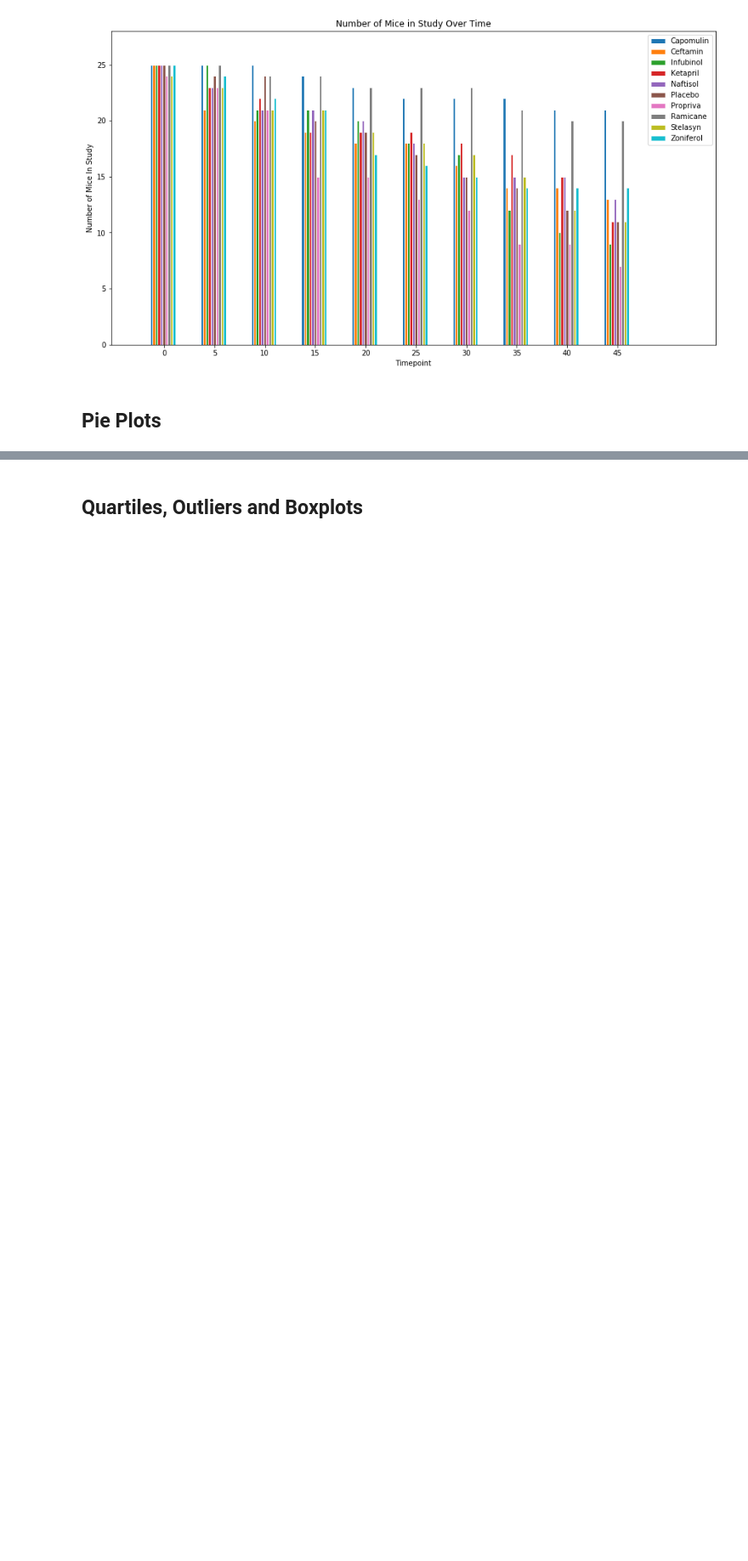
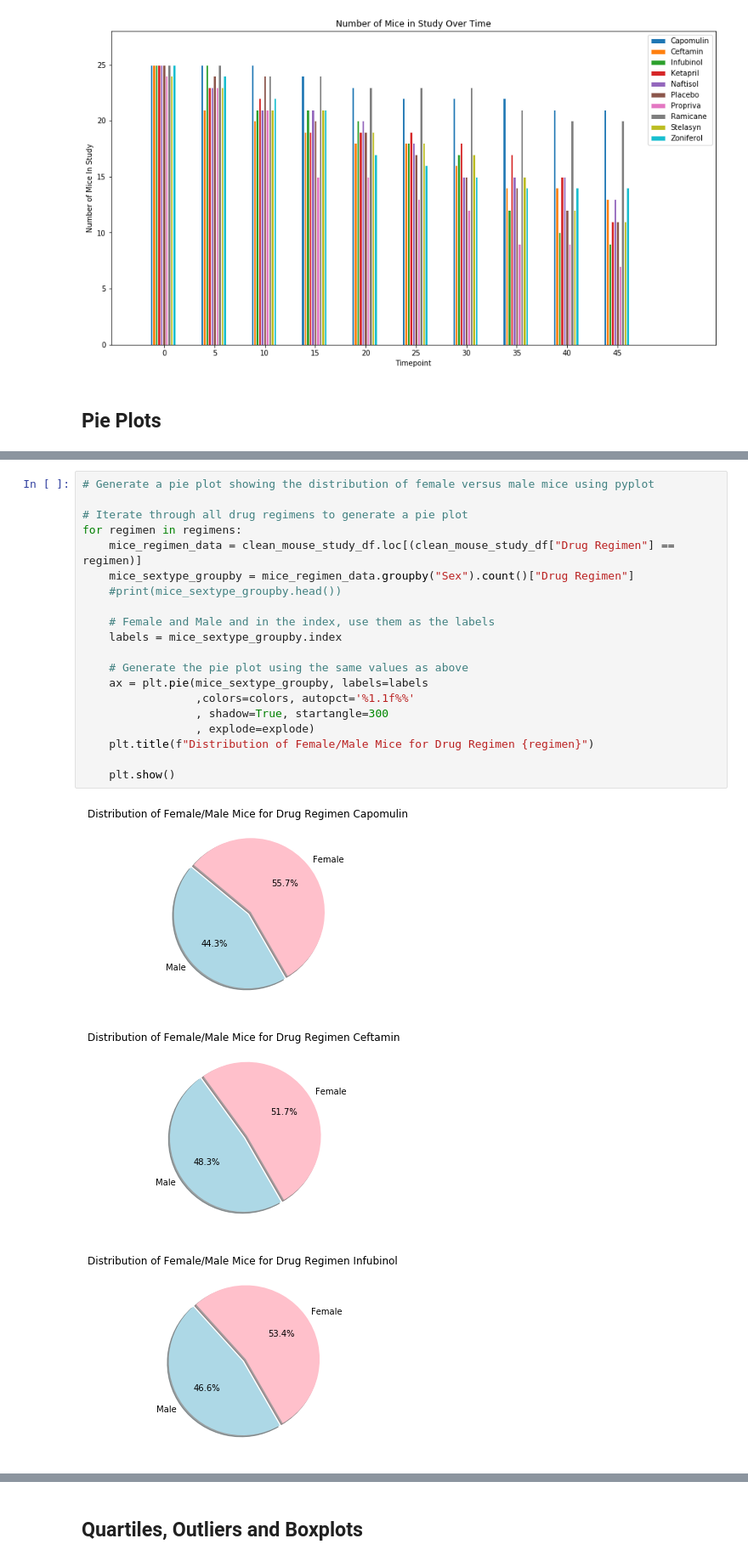
Before and after one commit to gshreve01/Matplot-Challenge, a Jupyter notebook: Pymaceuticals/pymaceuticals.ipynb, the cells around one changed output, grey strips where cells are left out. Shown: that part at 85% size. Drawn from its saved outputs; the diff is of its cells as text; blank space fills up the shorter version.

```diff
--- a/Pymaceuticals/pymaceuticals.ipynb
+++ b/Pymaceuticals/pymaceuticals.ipynb
@@ -385,0 +424,24 @@ plt.show()
+# %%
+# Generate a pie plot showing the distribution of female versus male mice using pyplot
+
+# Iterate through all drug regimens to generate a pie plot
+for regimen in regimens:
+    mice_regimen_data = clean_mouse_study_df.loc[(clean_mouse_study_df["Drug Regimen"] == regimen)]
+    mice_sextype_groupby = mice_regimen_data.groupby("Sex").count()["Drug Regimen"]
+    #print(mice_sextype_groupby.head())
+
+    # Female and Male and in the index, use them as the labels
+    labels = mice_sextype_groupby.index
+
+    # Generate the pie plot using the same values as above
+    ax = plt.pie(mice_sextype_groupby, labels=labels
+                 ,colors=colors, autopct='%1.1f%%'
+                 , shadow=True, startangle=300
+                 , explode=explode)
+    plt.title(f"Distribution of Female/Male Mice for Drug Regimen {regimen}")
+
+    plt.show()
+# %% [output]
+[figure, added]
+[figure, added]
+[figure, added]
```
Also changed, not shown: parts of 10 cells of this notebook.
